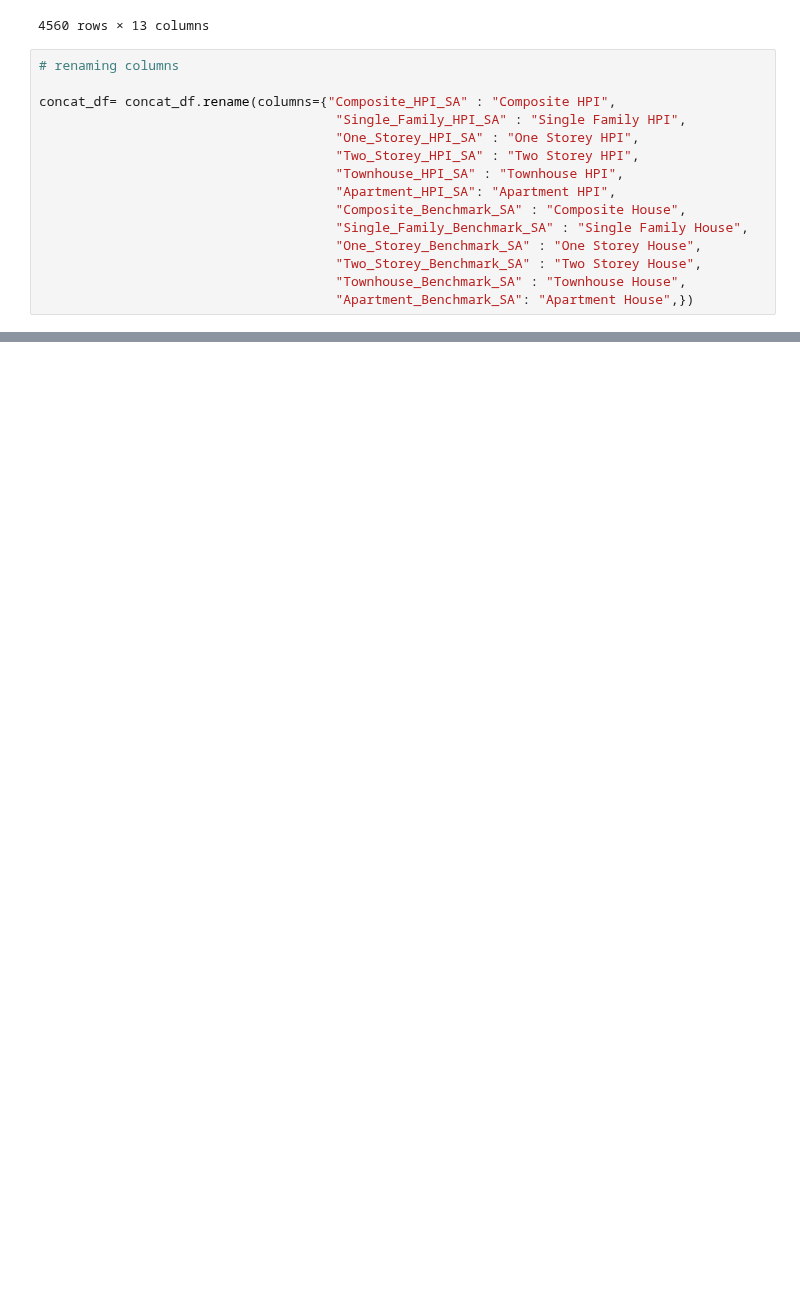
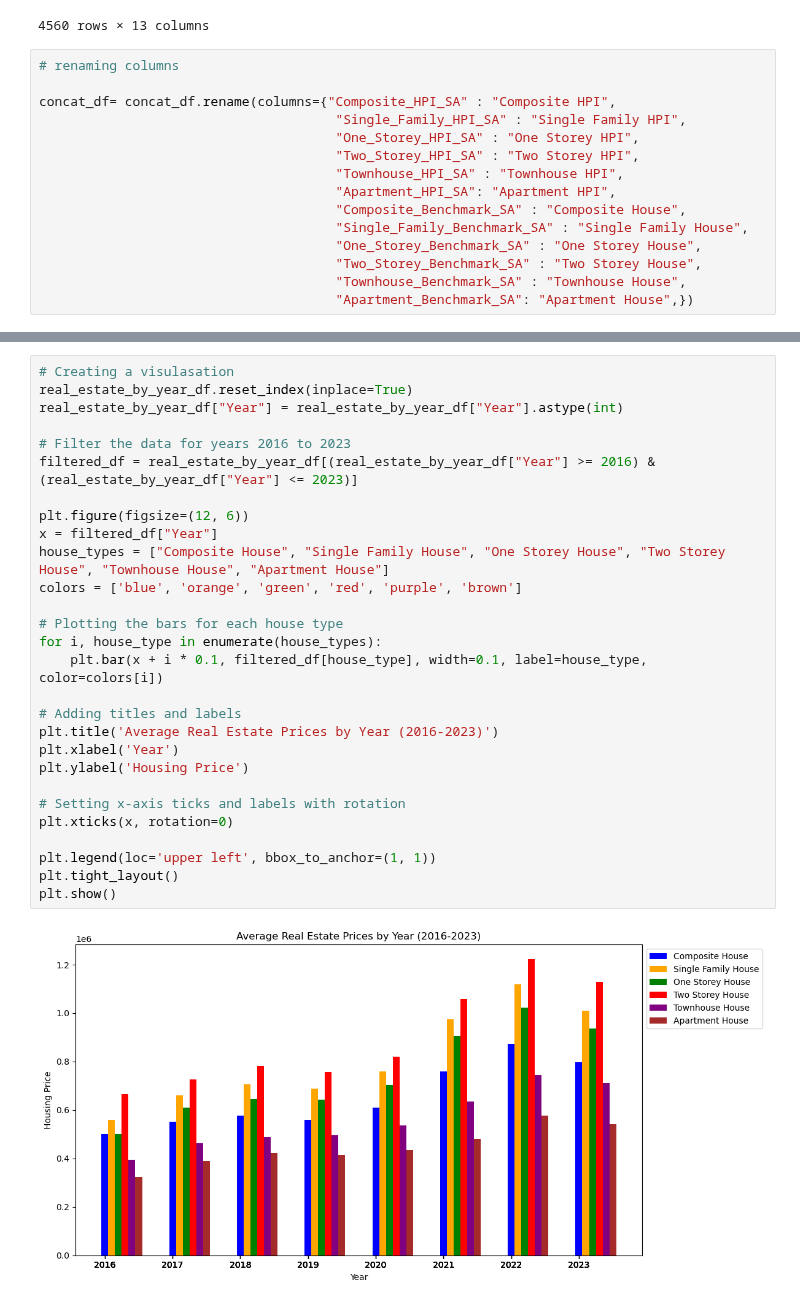
Before and after one commit to JasleenShergill/Covid-s-Effect-on-Real-Estate, a Jupyter notebook: realestate.ipynb, the cells around one changed output, grey strips where cells are left out. Saved outputs shown, nothing was run; the diff lists cells and outputs as text; blank space fills up the shorter version.

Commit message:
[adding visualisation]

```diff
--- a/realestate.ipynb
+++ b/realestate.ipynb
@@ -418,3 +413,33 @@ real_estate_by_year_df
 |  | Saskatchewan | 289.00 | 305.05 | 291.40 | 292.25 | 260.45 | ... |
 |  | Vancouver | 331.70 | 346.45 | 344.80 | 339.05 | 363.05 | ... |
 133 rows × 12 columns
+# %%
+# Creating a visulasation
+real_estate_by_year_df.reset_index(inplace=True)
+real_estate_by_year_df["Year"] = real_estate_by_year_df["Year"].astype(int)
+
+# Filter the data for years 2016 to 2023
+filtered_df = real_estate_by_year_df[(real_estate_by_year_df["Year"] >= 2016) & (real_estate_by_year_df["Year"] <= 2023)]
+
+plt.figure(figsize=(12, 6))
+x = filtered_df["Year"]
+house_types = ["Composite House", "Single Family House", "One Storey House", "Two Storey House", "Townhouse House", "Apartment House"]
+colors = ['blue', 'orange', 'green', 'red', 'purple', 'brown']
+
+# Plotting the bars for each house type
+for i, house_type in enumerate(house_types):
+    plt.bar(x + i * 0.1, filtered_df[house_type], width=0.1, label=house_type, color=colors[i])
+
+# Adding titles and labels
+plt.title('Average Real Estate Prices by Year (2016-2023)')
+plt.xlabel('Year')
+plt.ylabel('Housing Price')
+
+# Setting x-axis ticks and labels with rotation
+plt.xticks(x, rotation=0)
+
+plt.legend(loc='upper left', bbox_to_anchor=(1, 1))
+plt.tight_layout()
+plt.show()
+# %% [output]
+[figure, added]
```
Also changed, not shown: parts of 20 cells of this notebook, 1 other file.
